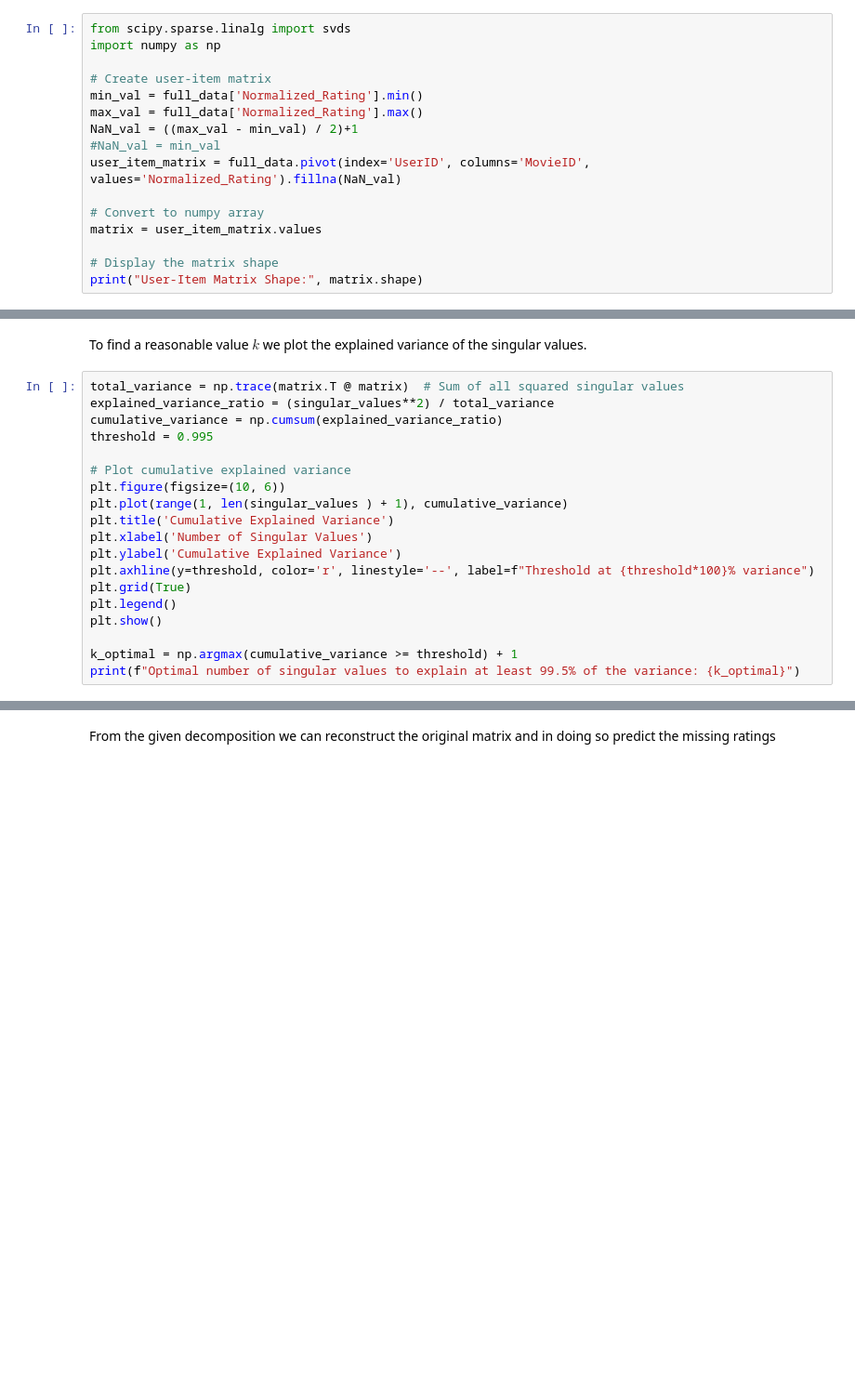
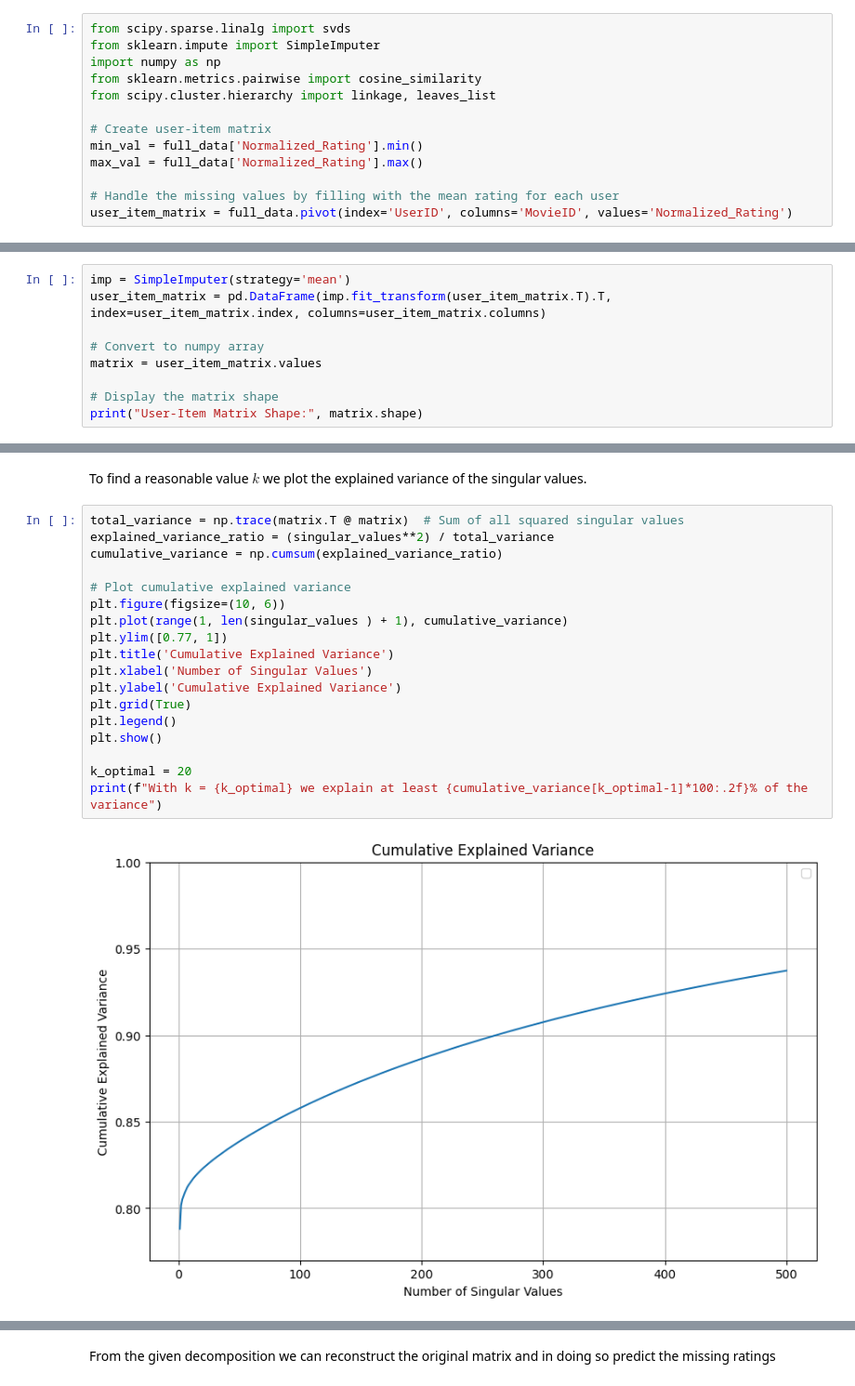
Before and after one commit to d4darius/CA-Homework3, a Jupyter notebook: Maretto_Gosmar_HWSVD.ipynb, the cells around one changed output, grey strips where cells are left out. Shown at 93% size. Cells and saved outputs as stored; diff of their text form; blank space fills up the shorter version.

```diff
--- a/Maretto_Gosmar_HWSVD.ipynb
+++ b/Maretto_Gosmar_HWSVD.ipynb
@@ -340,17 +383,14 @@ In order to apply SVD we transform the dataset into a  user-item matrix where ro
 // TODO: see if we can improve by using other data also
 # %%
 from scipy.sparse.linalg import svds
+from sklearn.impute import SimpleImputer
 import numpy as np
+from sklearn.metrics.pairwise import cosine_similarity
+from scipy.cluster.hierarchy import linkage, leaves_list
 
 # Create user-item matrix
 min_val = full_data['Normalized_Rating'].min()
 max_val = full_data['Normalized_Rating'].max()
-NaN_val = ((max_val - min_val) / 2)+1
-#NaN_val = min_val
-user_item_matrix = full_data.pivot(index='UserID', columns='MovieID', values='Normalized_Rating').fillna(NaN_val)
 
-# Convert to numpy array
-matrix = user_item_matrix.values
-
-# Display the matrix shape
-print("User-Item Matrix Shape:", matrix.shape)
+# Handle the missing values by filling with the mean rating for each user
+user_item_matrix = full_data.pivot(index='UserID', columns='MovieID', values='Normalized_Rating')
@@ -356,0 +399,9 @@ print("User-Item Matrix Shape:", matrix.shape)
+# %%
+imp = SimpleImputer(strategy='mean')
+user_item_matrix = pd.DataFrame(imp.fit_transform(user_item_matrix.T).T, index=user_item_matrix.index, columns=user_item_matrix.columns)
+
+# Convert to numpy array
+matrix = user_item_matrix.values
+
+# Display the matrix shape
+print("User-Item Matrix Shape:", matrix.shape)
@@ -522,19 +602,20 @@ To find a reasonable value $k$ we plot the explained variance of the singular va
 # %%
 total_variance = np.trace(matrix.T @ matrix)  # Sum of all squared singular values
 explained_variance_ratio = (singular_values**2) / total_variance
 cumulative_variance = np.cumsum(explained_variance_ratio)
-threshold = 0.995
 
 # Plot cumulative explained variance
 plt.figure(figsize=(10, 6))
 plt.plot(range(1, len(singular_values ) + 1), cumulative_variance)
+plt.ylim([0.77, 1])
 plt.title('Cumulative Explained Variance')
 plt.xlabel('Number of Singular Values')
 plt.ylabel('Cumulative Explained Variance')
-plt.axhline(y=threshold, color='r', linestyle='--', label=f"Threshold at {threshold*100}% variance")
 plt.grid(True)
 plt.legend()
 plt.show()
 
-k_optimal = np.argmax(cumulative_variance >= threshold) + 1
-print(f"Optimal number of singular values to explain at least 99.5% of the variance: {k_optimal}")
+k_optimal = 20
+print(f"With k = {k_optimal} we explain at least {cumulative_variance[k_optimal-1]*100:.2f}% of the variance")
+# %% [output]
+[figure, added]
```
Also changed, not shown: parts of 26 cells of this notebook.
